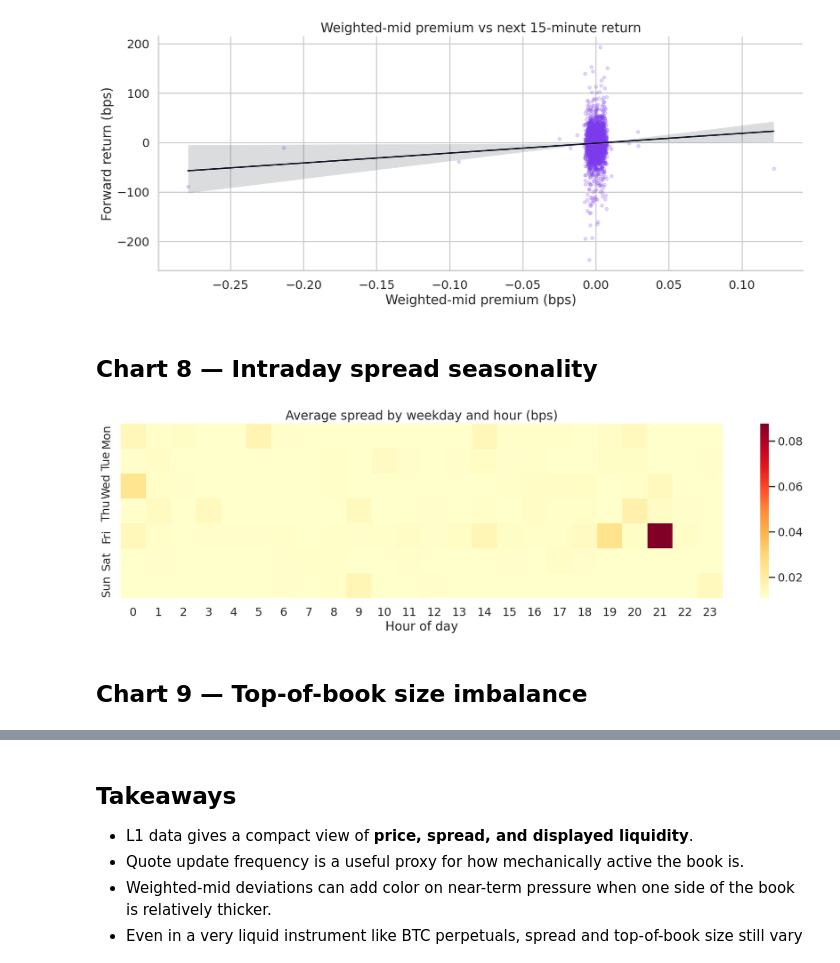
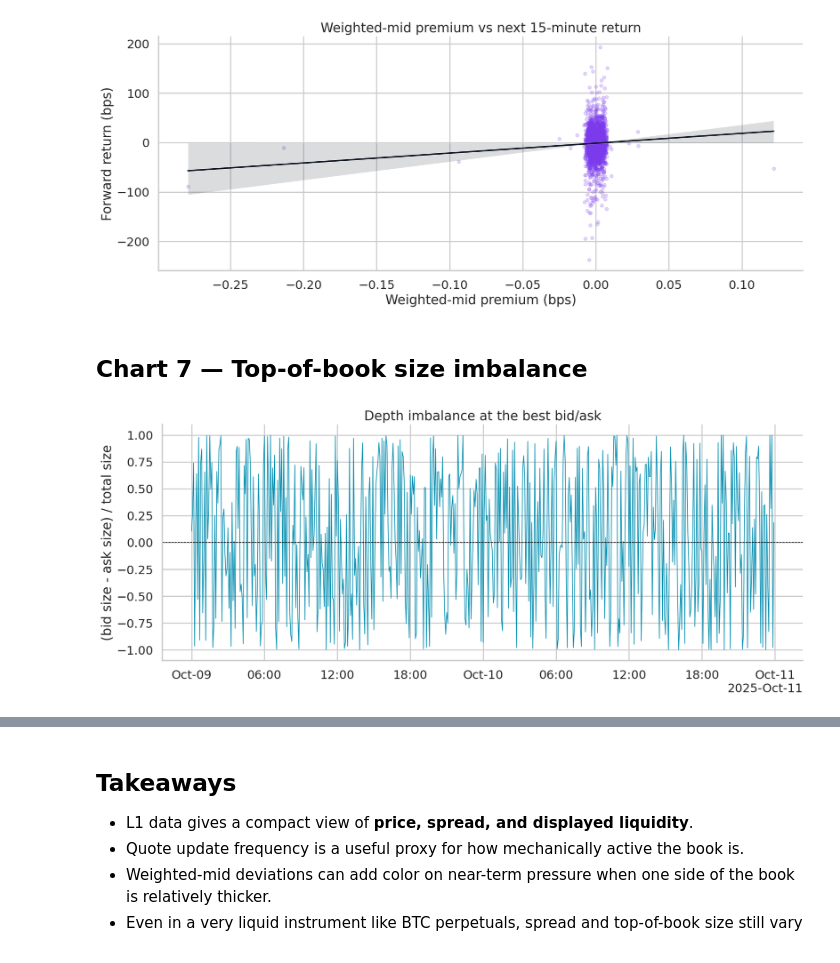
Before and after one commit to aperiodic-io/notebooks, a Jupyter notebook: notebooks/intro-l1-price.ipynb, the cells around one changed output, grey strips where cells are left out. Saved outputs shown, nothing was run; the diff lists cells and outputs as text; code cells hidden in the pictures.

```diff
--- a/notebooks/intro-l1-price.ipynb
+++ b/notebooks/intro-l1-price.ipynb
@@ -230,21 +220,14 @@ plt.tight_layout()
 # %% [output]
 [figure]
 # %% [markdown]
-## Chart 8 — Intraday spread seasonality
+## Chart 7 — Top-of-book size imbalance
 # %%
-seasonality = l1.assign(
-    weekday=l1["time"].dt.day_name().str[:3],
-    hour=l1["time"].dt.hour,
-).pivot_table(index="weekday", columns="hour", values="spread_bps", aggfunc="mean")
-seasonality = seasonality.reindex(["Mon", "Tue", "Wed", "Thu", "Fri", "Sat", "Sun"])
-
-fig, ax = plt.subplots(figsize=(16, 5))
-sns.heatmap(seasonality, cmap="YlOrRd", ax=ax)
-ax.set_title("Average spread by weekday and hour (bps)")
-ax.set_xlabel("Hour of day")
-ax.set_ylabel("")
+fig, ax = plt.subplots()
+ax.plot(l1_zoom["time"], l1_zoom["depth_imbalance"], color="#0891b2", linewidth=1)
+ax.axhline(0, color="black", linestyle="--", linewidth=0.8)
+ax.set_title("Depth imbalance at the best bid/ask")
+ax.set_ylabel("(bid size - ask size) / total size")
+format_time_axis(ax)
 plt.tight_layout()
 # %% [output]
-[figure, old version]
+[figure, new version]
-# %% [markdown]
-## Chart 9 — Top-of-book size imbalance
```
Also changed, not shown: parts of 6 cells of this notebook, 2 other files.
